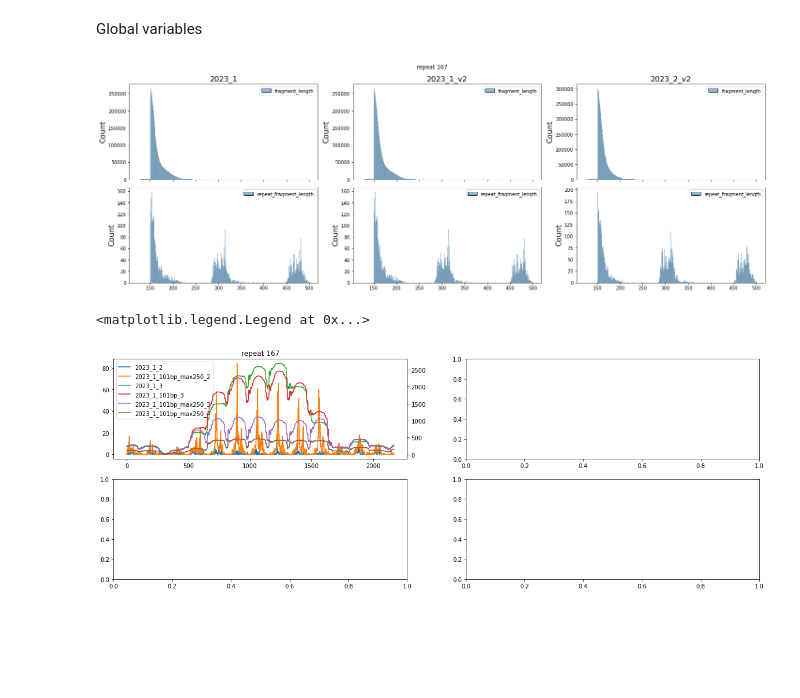
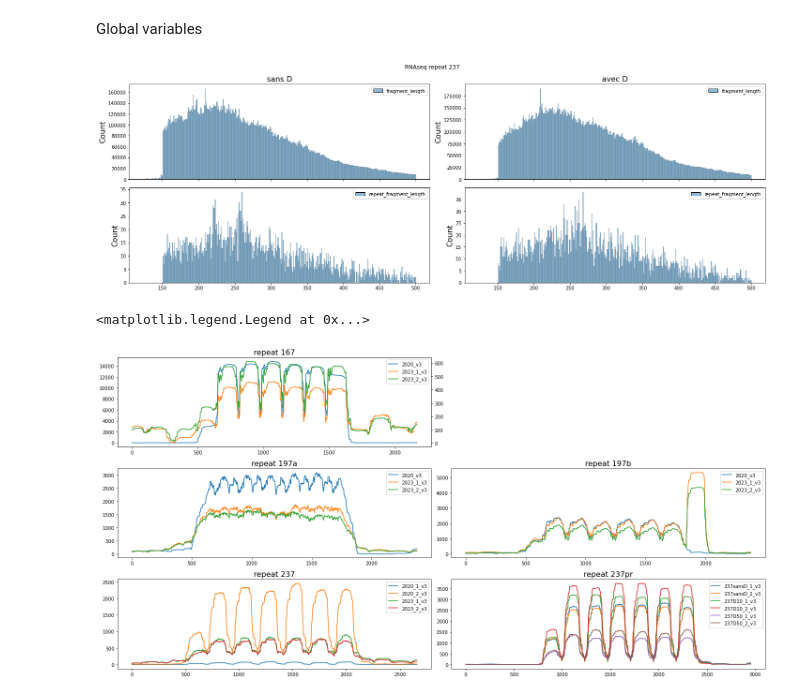
Before and after one commit to Alexwestbrook/mnhn-internship_DeepCNN_ChIP-seq, a Jupyter notebook: JB_alignment_analysis.ipynb, the cells around one changed output. Saved outputs shown, nothing was run; the diff lists cells and outputs as text; code cells hidden in the pictures; blank space fills up the shorter version.

```diff
--- a/JB_alignment_analysis.ipynb
+++ b/JB_alignment_analysis.ipynb
@@ -30,19 +30,13 @@ prop_cycle = plt.rcParams['axes.prop_cycle']
 colors = prop_cycle.by_key()['color']
 plt.rcParams.update({'axes.labelsize': 16})
 # %%
-file_list = ['MNase_08_2023/NG-34039_167_4_1_lib713576_10294_1_paired',
-            #  'MNase_08_2023/NG-34039_167_4_1_lib713576_10294_1_paired_101bp',
-             'MNase_08_2023/NG-34039_167_4_1_lib713576_10294_1_101bp_max250',
-             'MNase_08_2023/NG-34039_167_4_2_lib713577_10294_1_101bp_max250']
-            #  'MNase_03_2022/NG-29037_237D10_1_lib554811_7856_3_paired',
-            #  'MNase_03_2022/NG-29037_237D10_2_lib554812_7856_3_paired',
-            #  'MNase_03_2022/NG-29037_237D50_1_lib554813_7856_3_paired',
-            #  'MNase_03_2022/NG-29037_237D50_2_lib554814_7856_3_paired']
-titles = ['2023_1', '2023_1_v2', '2023_2_v2']
-fig, axes = plt.subplots(2, 3, sharex=True, figsize=(20, 7), facecolor='w')
-fig.suptitle('repeat 167')
+file_list = ['RNAseq_03_2022/NG-29820_237sansD_lib587179_8045_2_paired',
+             'RNAseq_03_2022/NG-29820_237D_lib587178_8045_2_paired']
+titles = ['sans D', 'avec D']
+fig, axes = plt.subplots(2, len(file_list), sharex=True, figsize=(20, 7), facecolor='w', layout='tight')
+fig.suptitle('RNAseq repeat 237 with promoter')
 for i, filename in enumerate(file_list):
-    ix, iy = 0, i  # i // 2, i % 2
+    ix, iy = 0, i  # i // 2, i % 2  #
     fraglens = pd.read_csv(f'/home/alex/shared_folder/JB_seqdes/Projet_Julien/{filename}.sorted.bam.insert_sizes.txt', header=None)
     repfraglens = pd.read_csv(f'/home/alex/shared_folder/JB_seqdes/Projet_Julien/{filename}.sorted.bam.repeat_insert_sizes.txt', header=None)
     fraglens.columns = ['fragment_length']
@@ -50,9 +44,8 @@ for i, filename in enumerate(file_list):
     sns.histplot(fraglens, discrete=True, ax=axes[0 + 2*ix, iy])
     sns.histplot(repfraglens, discrete=True, ax=axes[1 + 2*ix, iy])
     axes[0 + ix*2, iy].set_title(titles[i], fontsize=16)
-fig.tight_layout()
 # %% [output]
-[figure, old version]
+[figure, new version]
 # %%
 mnase2020_167 = utils.load_bw('/home/alex/shared_folder/JB_seqdes/Projet_Julien/MNases_06_2020/NG-25315_167_1_lib406963_6879_2_paired.bw')
 mnase2020_197a = utils.load_bw('/home/alex/shared_folder/JB_seqdes/Projet_Julien/MNases_06_2020/NG-25315_1971_1_lib402285_6844_1_paired.bw')
@@ -112,38 +127,47 @@ mnase2023_167_1_v2 = utils.load_bw('/home/alex/shared_folder/JB_seqdes/Projet_Ju
 # %%
 start = 3500
 stop = -3500
 
-fig, axes = plt.subplots(2, 2, figsize=(20, 7), facecolor='w')
+fig, axes = plt.subplots(3, 2, figsize=(20, 10), facecolor='w', layout='tight')
 
-axes[0, 0].set_title('repeat 167')
-axes[0, 0].plot(mnase2023_167_1_2['167_7_4kbrf'][start:stop], label='2023_1_2')
-axes[0, 0].plot(mnase2023_167_1_101bp_max250_2['167_7_4kbrf'][start:stop], label='2023_1_101bp_max250_2')
+axes[0, 0].set_title('repeat 167', fontsize=16)
+col_idx = 0
+axes[0, 0].plot(mnase2020_167_v3['167_7_4kbrf'][start:stop], label='2020_v3') ; col_idx += 1
 ax0 = axes[0, 0].twinx()
-ax0.plot(mnase2023_167_1_3['167_7_4kbrf'][start:stop], label='2023_1_3', color=colors[2])
-ax0.plot(mnase2023_167_1_101bp_3['167_7_4kbrf'][start:stop], label='2023_1_101bp_3', color=colors[3])
-ax0.plot(mnase2023_167_1_101bp_max250_3['167_7_4kbrf'][start:stop], label='2023_1_101bp_max250_3', color=colors[4])
-ax0.plot(mnase2023_167_1_101bp_max250_4['167_7_4kbrf'][start:stop], label='2023_1_101bp_max250_4', color=colors[5])
+ax0.plot(mnase2023_167_1_v3['167_7_4kbrf'][start:stop], label='2023_1_v3', color=colors[col_idx]) ; col_idx += 1
+ax0.plot(mnase2023_167_2_v3['167_7_4kbrf'][start:stop], label='2023_2_v3', color=colors[col_idx]) ; col_idx += 1
 h, l = plot_utils.add_legend([axes[0, 0], ax0])
 axes[0, 0].legend(h, l)
 
-# axes[0, 1].set_title('repeat 237')
-# axes[0, 1].plot(mnase2020_237_1['237_7_4kbrf'][start:stop], label='2020_1')
-# axes[0, 1].plot(mnase2020_237_1['237_7_4kbrf'][start:stop], label='2020_2')
-# axes[0, 1].plot(mnase2023_237_1['237_7_4kbrf'][start:stop], label='2023_1')
-# axes[0, 1].plot(mnase2023_237_2['237_7_4kbrf'][start:stop], label='2023_2')
-# axes[0, 1].legend()
+axes[0, 1].set_axis_off()
 
-# axes[1, 0].set_title('repeat 197a')
-# axes[1, 0].plot(mnase2020_197a['197a_7_4kbrf'][start:stop], label='2020')
-# axes[1, 0].plot(mnase2023_197a_1['197a_7_4kbrf'][start:stop], label='2023_1')
-# axes[1, 0].plot(mnase2023_197a_2['197a_7_4kbrf'][start:stop], label='2023_2')
-# axes[1, 0].legend()
+axes[1, 0].set_title('repeat 197a', fontsize=16)
+axes[1, 0].plot(mnase2020_197a_v3['197a_7_4kbrf'][start:stop], label='2020_v3')
+axes[1, 0].plot(mnase2023_197a_1_v3['197a_7_4kbrf'][start:stop], label='2023_1_v3')
+axes[1, 0].plot(mnase2023_197a_2_v3['197a_7_4kbrf'][start:stop], label='2023_2_v3')
+axes[1, 0].legend()
 
-# axes[1, 1].set_title('repeat 197b')
-# axes[1, 1].plot(mnase2020_197b['197b_7_4kbrf'][start:stop], label='2020')
-# axes[1, 1].plot(mnase2023_197b_1['197b_7_4kbrf'][start:stop], label='2023_1')
-# axes[1, 1].plot(mnase2023_197b_2['197b_7_4kbrf'][start:stop], label='2023_2')
-# axes[1, 1].legend()
+axes[1, 1].set_title('repeat 197b', fontsize=16)
+axes[1, 1].plot(mnase2020_197b_v3['197b_7_4kbrf'][start:stop], label='2020_v3')
+axes[1, 1].plot(mnase2023_197b_1_v3['197b_7_4kbrf'][start:stop], label='2023_1_v3')
+axes[1, 1].plot(mnase2023_197b_2_v3['197b_7_4kbrf'][start:stop], label='2023_2_v3')
+axes[1, 1].legend()
+
+axes[2, 0].set_title('repeat 237', fontsize=16)
+axes[2, 0].plot(mnase2020_237_1_v3['237_7_4kbrf'][start:stop], label='2020_1_v3')
+axes[2, 0].plot(mnase2020_237_2_v3['237_7_4kbrf'][start:stop], label='2020_2_v3')
+axes[2, 0].plot(mnase2023_237_1_v3['237_7_4kbrf'][start:stop], label='2023_1_v3')
+axes[2, 0].plot(mnase2023_237_2_v3['237_7_4kbrf'][start:stop], label='2023_2_v3')
+axes[2, 0].legend()
+
+axes[2, 1].set_title('repeat 237pr', fontsize=16)
+axes[2, 1].plot(mnase2022_237sansD_1_v3['237pr_7_4kbrf'][start:stop], label='237sansD_1_v3')
+axes[2, 1].plot(mnase2022_237sansD_2_v3['237pr_7_4kbrf'][start:stop], label='237sansD_2_v3')
+axes[2, 1].plot(mnase2022_237D10_1_v3['237pr_7_4kbrf'][start:stop], label='237D10_1_v3')
+axes[2, 1].plot(mnase2022_237D10_2_v3['237pr_7_4kbrf'][start:stop], label='237D10_2_v3')
+axes[2, 1].plot(mnase2022_237D50_1_v3['237pr_7_4kbrf'][start:stop], label='237D50_1_v3')
+axes[2, 1].plot(mnase2022_237D50_2_v3['237pr_7_4kbrf'][start:stop], label='237D50_2_v3')
+axes[2, 1].legend()
 # %% [output]
 <matplotlib.legend.Legend at 0x...>
-[figure, old version]
+[figure, new version]
```
Also changed, not shown: parts of 6 cells of this notebook.
